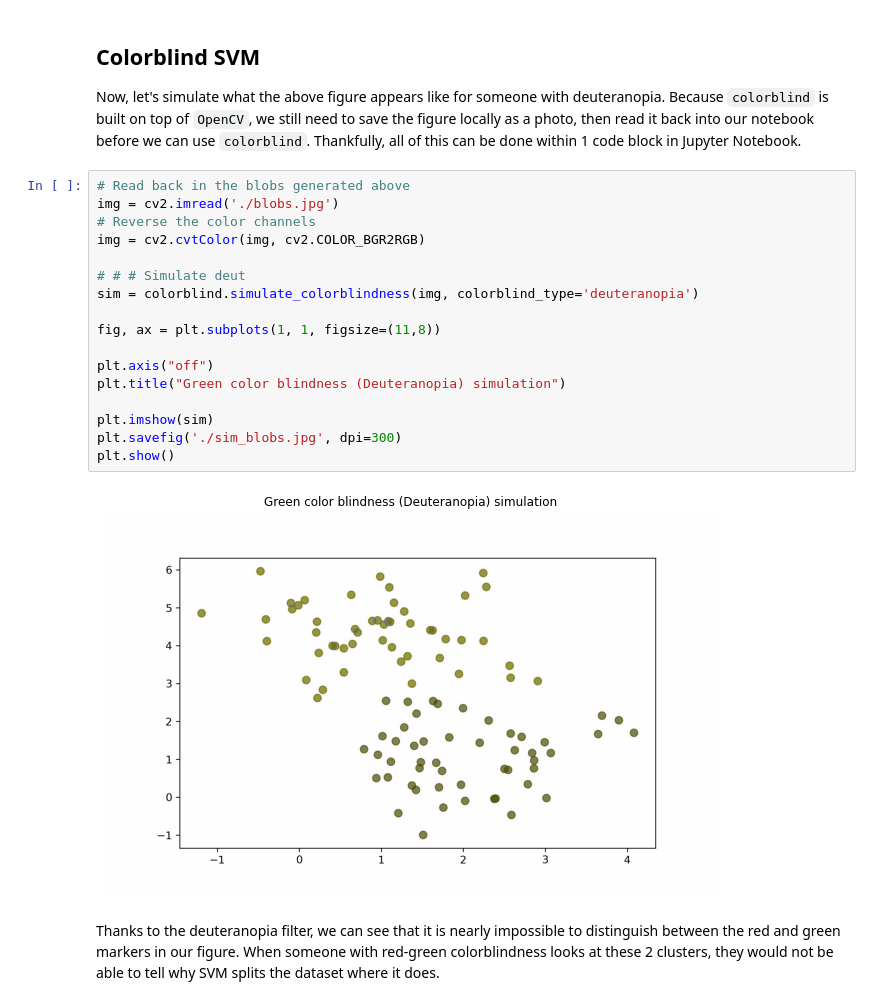
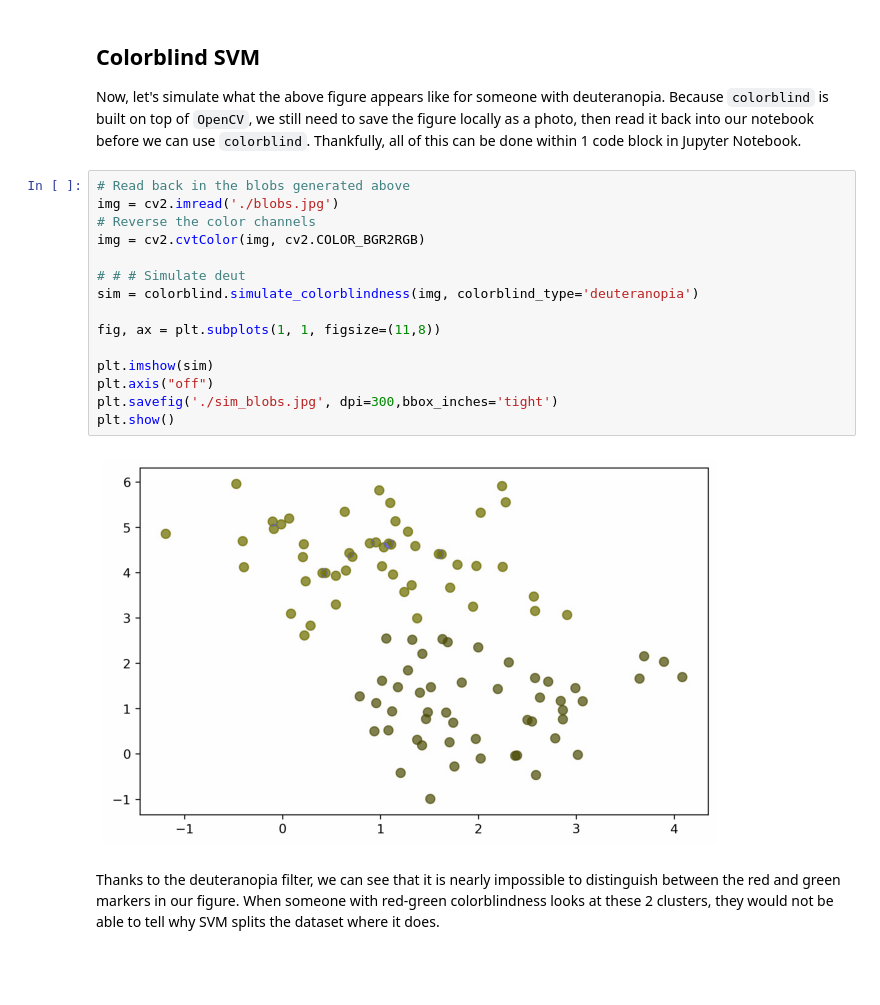
Before and after one commit to chav-ngvyen/colorblind, a Jupyter notebook: Colorblind_tutorial.ipynb, the cells around one changed output. Cells and saved outputs as stored; diff of their text form; blank space fills up the shorter version.

```diff
--- a/Colorblind_tutorial.ipynb
+++ b/Colorblind_tutorial.ipynb
@@ -277,22 +279,20 @@ Now, let's simulate what the above figure appears like for someone with deuteran
 # %%
 # Read back in the blobs generated above
 img = cv2.imread('./blobs.jpg')
 # Reverse the color channels
 img = cv2.cvtColor(img, cv2.COLOR_BGR2RGB)
 
 # # # Simulate deut
 sim = colorblind.simulate_colorblindness(img, colorblind_type='deuteranopia')
 
 fig, ax = plt.subplots(1, 1, figsize=(11,8))
 
+plt.imshow(sim)
 plt.axis("off")
-plt.title("Green color blindness (Deuteranopia) simulation")
-
-plt.imshow(sim)
-plt.savefig('./sim_blobs.jpg', dpi=300)
+plt.savefig('./sim_blobs.jpg', dpi=300,bbox_inches='tight')
 plt.show()
 # %% [output]
-[figure, old version]
+[figure, new version]
 # %% [markdown]
 Thanks to the deuteranopia filter, we can see that it is nearly impossible to distinguish between the red and green  markers in our figure. When someone with red-green colorblindness looks at these 2 clusters, they would not be able to tell why SVM splits the dataset where it does.
 # %%
```
Also changed, not shown: parts of 7 cells of this notebook, 2 other files.
